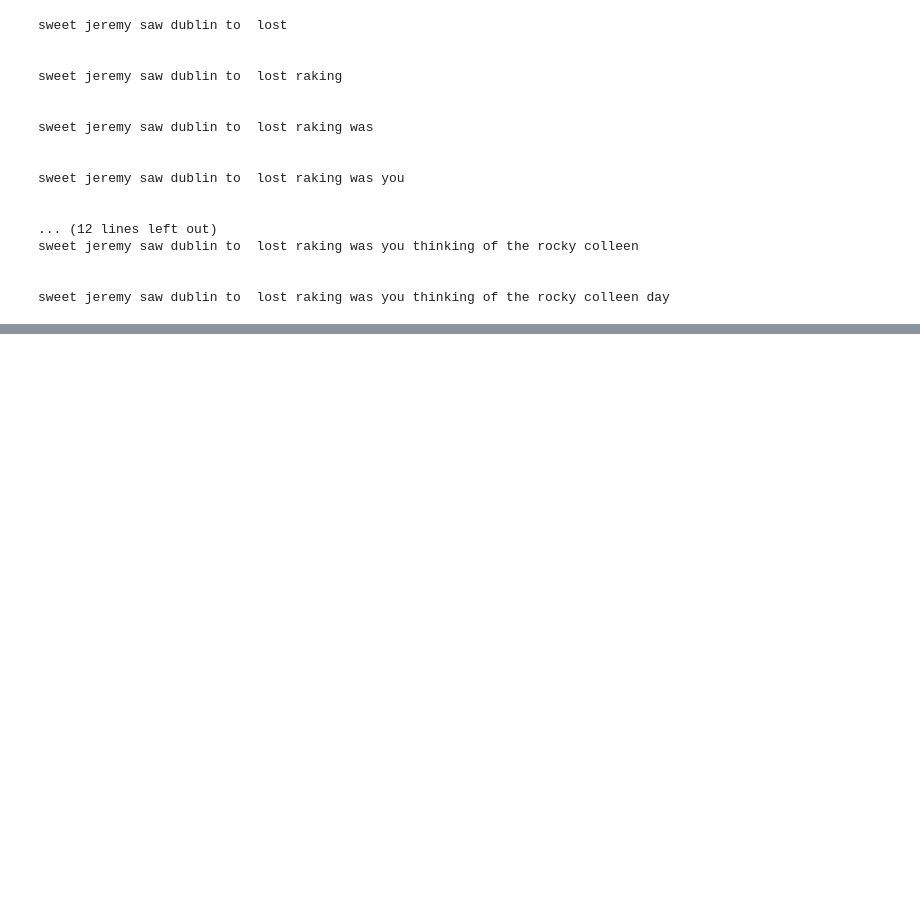
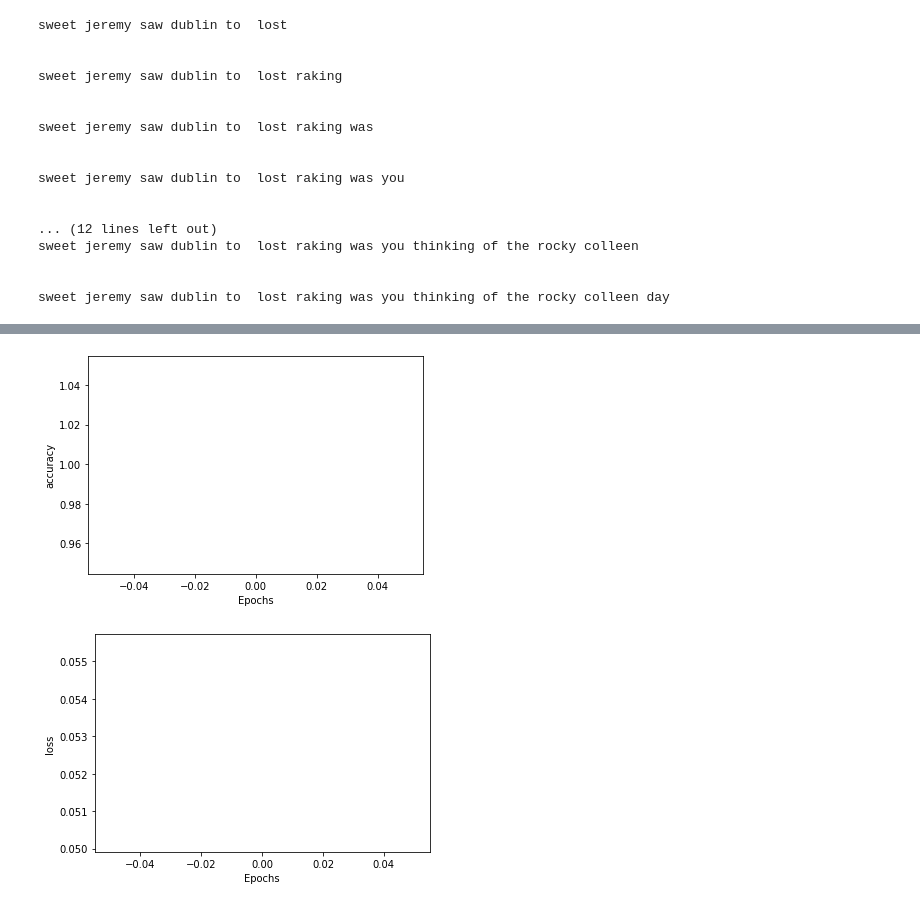
Before and after one commit to AashiDutt/AI-and-ML-for-Coders, a Jupyter notebook: Chapter_8.ipynb, the cells around one changed output, grey strips where cells are left out. Saved outputs shown, nothing was run; the diff lists cells and outputs as text; code cells hidden in the pictures; blank space fills up the shorter version.

```diff
--- a/Chapter_8.ipynb
+++ b/Chapter_8.ipynb
@@ -364,0 +465,16 @@ sweet jeremy saw dublin to  lost raking was you thinking of the rocky colleen da
+# %%
+class myCallback(tf.keras.callbacks.Callback):
+  def on_epoch_end(self, epoch, logs={}):
+    if (logs.get('accuracy') > 0.99):
+      print("\n Reached 99% accuracy so cancelling training")
+      self.model.stop_training = True
+# %%
+callbacks = myCallback()
+model = Sequential()
+model.add(Embedding(total_words, 16, input_length=max_sequence_len-1))
+model.add(Bidirectional(LSTM(32, return_sequences=True)))
+model.add(Bidirectional(LSTM(32)))
+model.add(Dense(total_words, activation='softmax'))
+adam = Adam(lr=0.0001)
+model.compile(loss='categorical_crossentropy', optimizer=adam, metrics=['accuracy'])
+history = model.fit(xs, ys, epochs=100, verbose=1, callbacks = [callbacks])
@@ -364,0 +485,15 @@ sweet jeremy saw dublin to  lost raking was you thinking of the rocky colleen da
+# %%
+import matplotlib.pyplot as plt
+
+
+def plot_graphs(history, string):
+  plt.plot(history.history[string])
+  plt.xlabel("Epochs")
+  plt.ylabel(string)
+  plt.show()
+
+plot_graphs(history, 'accuracy')
+plot_graphs(history, 'loss')
+# %% [output]
+[figure, added]
+[figure, added]
```
Also changed, not shown: parts of 22 cells of this notebook.
